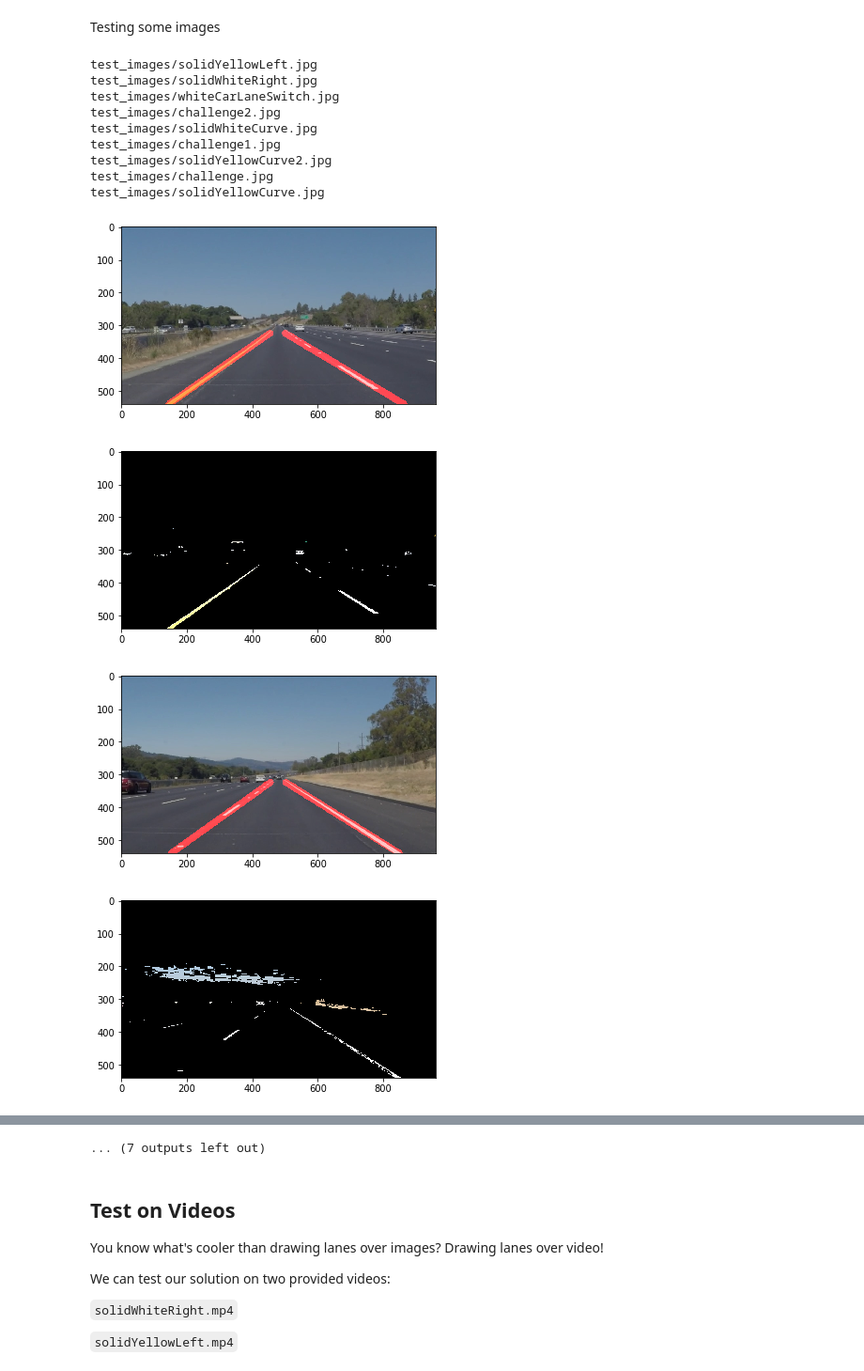
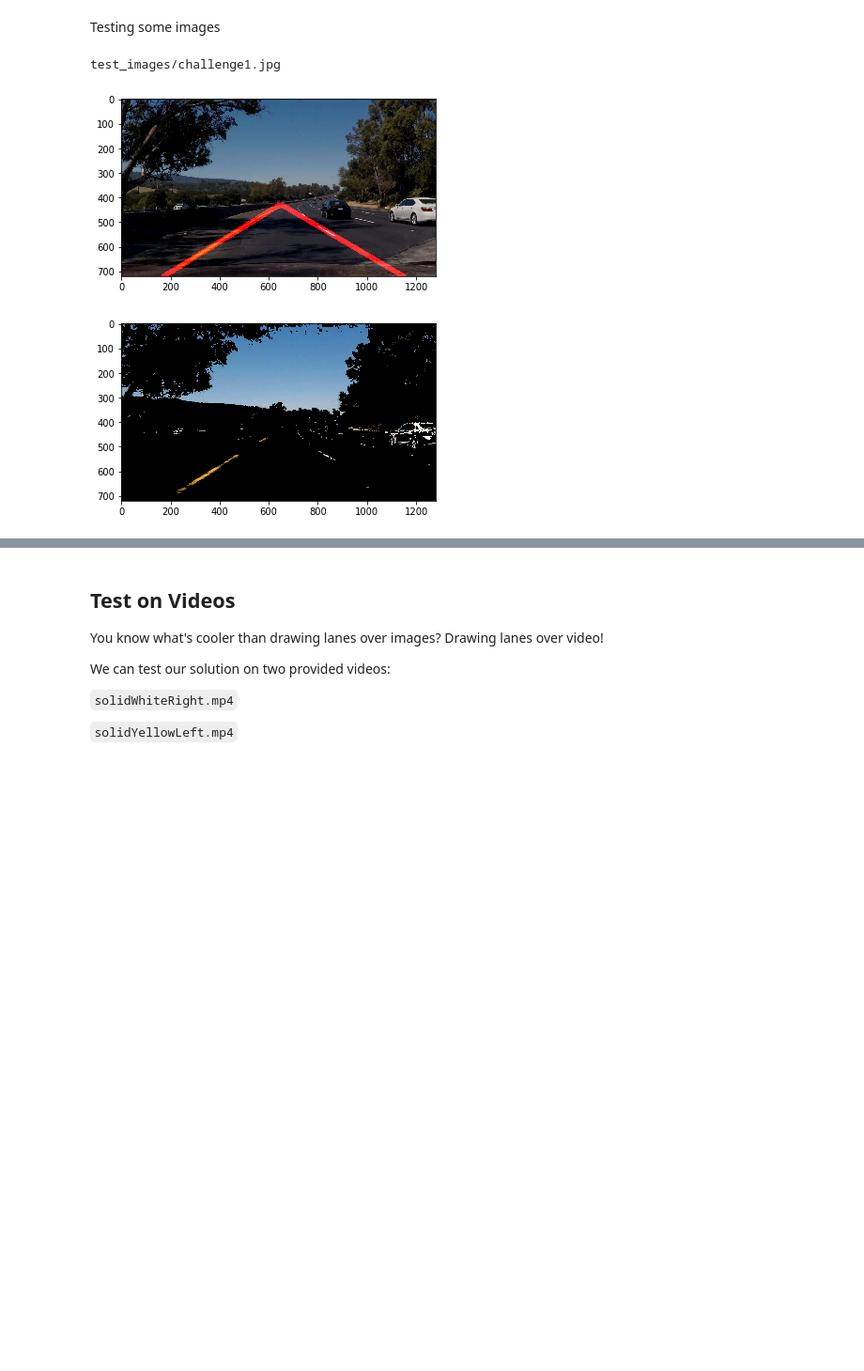
Before and after one commit to zhuangh/CarND-LaneLines-P1, a Jupyter notebook: P1.ipynb, the cells around one changed output, grey strips where cells are left out. Shown at 94% size. Cells and saved outputs as stored; diff of their text form; code cells hidden in the pictures; blank space fills up the shorter version.

```diff
--- a/P1.ipynb
+++ b/P1.ipynb
@@ -254,19 +254,17 @@ class LaneDectector():
         return vertices
 
     def select_lane_color(self, image, hls):
-
-        white_color = cv2.inRange(hls, np.uint8([20,200,0]), np.uint8([255,255,255]))
+        white_color = cv2.inRange(hls, np.uint8([20,120,0]), np.uint8([255,255,255]))
         yellow_color = cv2.inRange(hls, np.uint8([10,50,100]), np.uint8([100,255,255]))
-
-        combined_color_images = cv2.bitwise_or(white_color, yellow_color)
-        return cv2.bitwise_and(image, image, mask = combined_color_images)
+        white_yellow = cv2.bitwise_or(white_color, yellow_color)
+        return cv2.bitwise_and(image, image, mask=white_yellow)
 
     def hlsimage(self, image):
         hls = hlsscale(image)
         hls = self.select_lane_color(image, hls)
-        vertices = self.get_vertices(image)
-        masked_edges = region_of_interest(hls, vertices)
-        hls = weighted_img(hls, masked_edges)
+        #vertices = self.get_vertices(image)
+        #masked_edges = region_of_interest(hls, vertices)
+        #hls = weighted_img(hls, masked_edges)
         #kernel_size = 15
         #blur_image = gaussian_blur(scaled_image, kernel_size)
         return hls# blur_image
@@ -278,32 +276,22 @@ class LaneDectector():
             hls = hlsscale(image)
             scaled_image = self.select_lane_color(image, hls)
         # Define a kernel size and apply Gaussian smoothing
-        kernel_size = 15
+        kernel_size = 17
         #blur_gray = gaussian_blur(gray, kernel_size)
         blur_image = gaussian_blur(scaled_image, kernel_size)
         low_threshold = 50
         high_threshold = 150
         #edges = canny(blur_gray, low_threshold, high_threshold) # get edges
         edges = canny(blur_image, low_threshold, high_threshold) # get edges
-        # Next we'll create a masked edges image using cv2.fillPoly()
-        #mask = np.zeros_like(edges)
-        #print(len(mask.shape))
-        #ignore_mask_color = 255
-        # This time we are defining a four sided polygon to mask
-        imshape = image.shape
-        # relative size to image size imshape
-        #horizontal_shift = imshape[1]/40
-        #vertical_shift = imshape[0]/10
+
         vertices = self.get_vertices(image)
-        #vertices = np.array([[(0,imshape[0]),(450, 290), (490, 290), (imshape[1],imshape[0])]], dtype=np.int32)
-        #cv2.fillPoly(mask, vertices, ignore_mask_color)
-        #masked_edges = cv2.bitwise_and(edges, mask)
         masked_edges = region_of_interest(edges, vertices)
         rho = 1 # distance resolution in pixels of the Hough grid
         theta = np.pi/180 # angular resolution in radians of the Hough grid
         threshold = 10     # minimum number of votes (intersections in Hough grid cell)
         min_line_len = 25  #minimum number of pixels making up a line
         max_line_gap = 250    # maximum gap in pixels between connectable line segments
+        imshape = image.shape
         lines = hough_lines(masked_edges , rho, theta, threshold, min_line_len, max_line_gap) # get lines
         line_img = np.zeros((imshape[0], imshape[1], 3), dtype=np.uint8)
         # seperate left and right lanes
@@ -418,29 +406,19 @@ Testing some images
 # %%
 image_list = os.listdir("test_images/")
 #ldc = LaneDectector()
 for it in range(len(image_list)):
-    #if it == 4: continue
+    if it != 5: continue
     img = "test_images/"+image_list[it]
     print(img)
     ldc = LaneDectector()
     image = mpimg.imread(img)
     lines_edges = ldc.pipeline(image)
     plt.figure()
     plt.imshow(lines_edges)
     lines_edges = ldc.hlsimage(image)
     plt.figure()
     plt.imshow(lines_edges)
 # %% [output]
-test_images/solidYellowLeft.jpg
-test_images/solidWhiteRight.jpg
-test_images/whiteCarLaneSwitch.jpg
-test_images/challenge2.jpg
-test_images/solidWhiteCurve.jpg
 test_images/challenge1.jpg
-test_images/solidYellowCurve2.jpg
-test_images/challenge.jpg
-test_images/solidYellowCurve.jpg
-[figure, old version]
+[figure, new version]
-[figure, old version]
+[figure, new version]
-[figure, removed]
-[figure, removed]
@@ -454,4 +425,3 @@ test_images/solidYellowCurve.jpg
-... (7 outputs left out)
 # %% [markdown]
 ## Test on Videos
 
```
Also changed, not shown: parts of 4 cells of this notebook, 3 other files.
